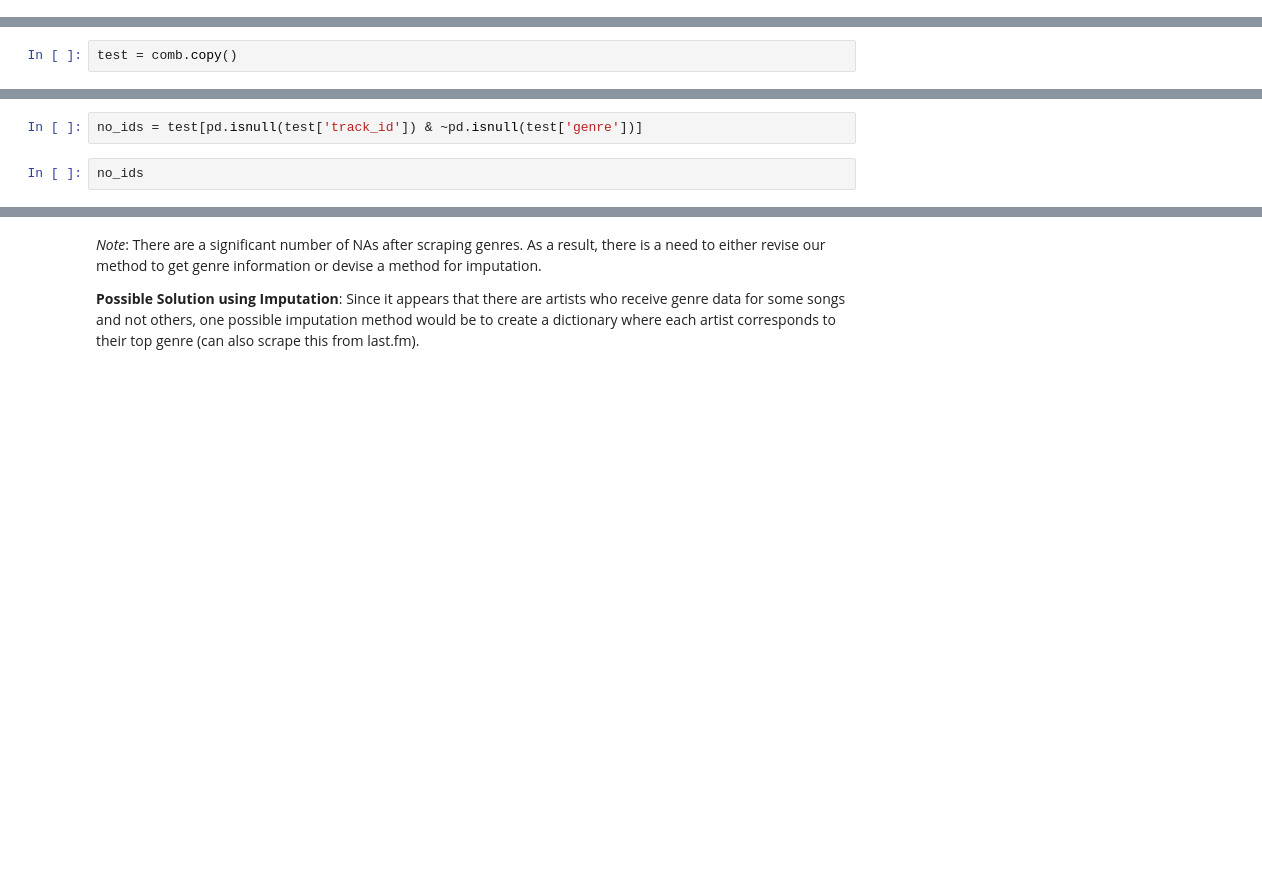
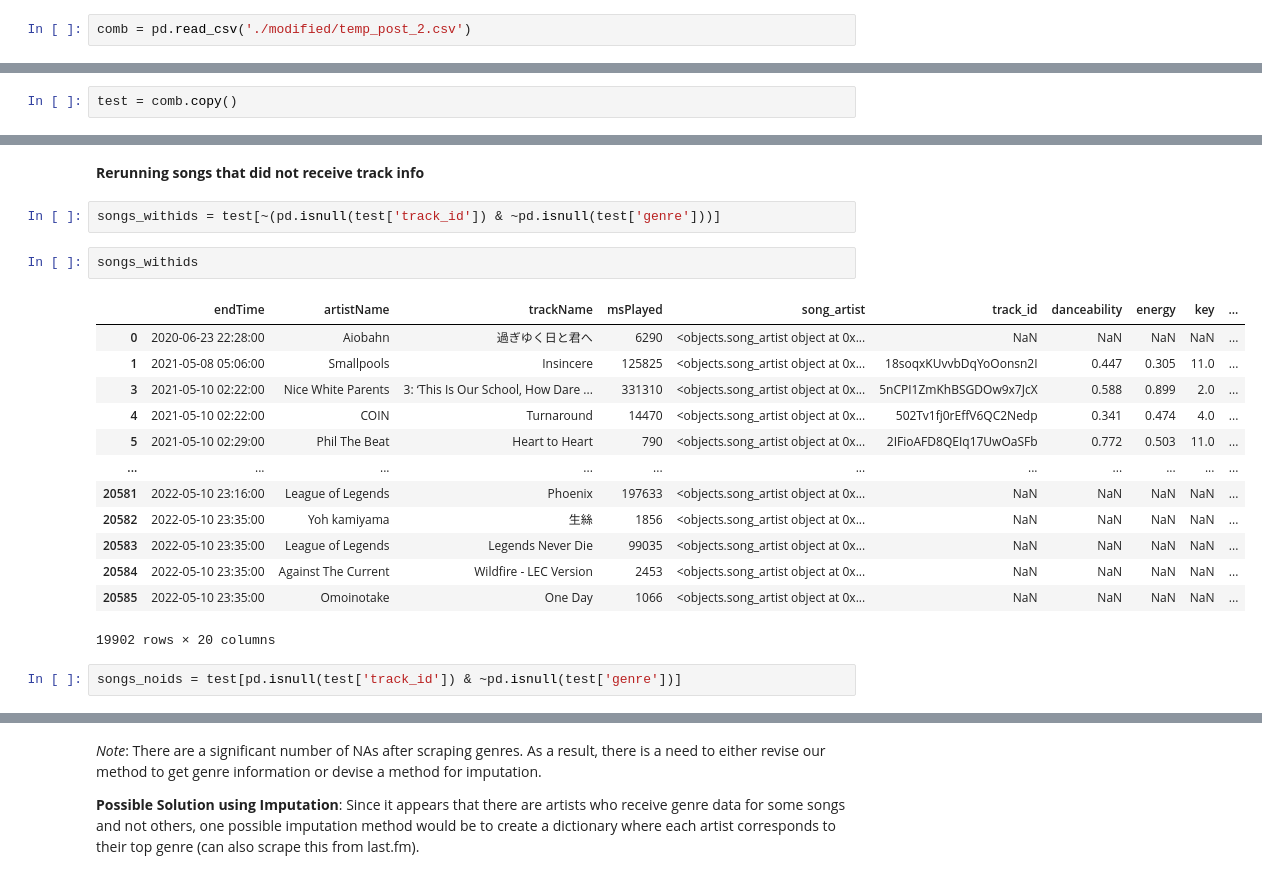
Before and after one commit to mattzhao-R/spotify, a Jupyter notebook: working.ipynb, the cells around one changed output, grey strips where cells are left out. Cells and saved outputs as stored; diff of their text form; blank space fills up the shorter version.

```diff
--- a/working.ipynb
+++ b/working.ipynb
@@ -754,3 +723,5 @@ comb.info()
 Checking songs that exist (have genre) but did not get a track id:
 # %% [markdown]
 #### Validating full table
+# %%
+comb = pd.read_csv('./modified/temp_post_2.csv')
@@ -761,4 +770,22 @@ test.info()
+# %% [markdown]
+**Rerunning songs that did not receive track info**
 # %%
-no_ids = test[pd.isnull(test['track_id']) & ~pd.isnull(test['genre'])]
+songs_withids = test[~(pd.isnull(test['track_id']) & ~pd.isnull(test['genre']))]
-# %%
-no_ids
+# %%
+songs_withids
+# %% [output]
+|  | endTime | artistName | trackName | msPlayed | song_artist | track_id | danceability | energy | key | ... |
+| 0 | 2020-06-23 22:28:00 | Aiobahn | 過ぎゆく日と君へ | 6290 | <objects.song_artist object at 0x... | NaN | NaN | NaN | NaN | ... |
+| 1 | 2021-05-08 05:06:00 | Smallpools | Insincere | 125825 | <objects.song_artist object at 0x... | 18soqxKUvvbDqYoOonsn2I | 0.447 | 0.305 | 11.0 | ... |
+| 3 | 2021-05-10 02:22:00 | Nice White Parents | 3: ‘This Is Our School, How Dare ... | 331310 | <objects.song_artist object at 0x... | 5nCPI1ZmKhBSGDOw9x7JcX | 0.588 | 0.899 | 2.0 | ... |
+| 4 | 2021-05-10 02:22:00 | COIN | Turnaround | 14470 | <objects.song_artist object at 0x... | 502Tv1fj0rEffV6QC2Nedp | 0.341 | 0.474 | 4.0 | ... |
+| 5 | 2021-05-10 02:29:00 | Phil The Beat | Heart to Heart | 790 | <objects.song_artist object at 0x... | 2IFioAFD8QEIq17UwOaSFb | 0.772 | 0.503 | 11.0 | ... |
+| ... | ... | ... | ... | ... | ... | ... | ... | ... | ... | ... |
+| 20581 | 2022-05-10 23:16:00 | League of Legends | Phoenix | 197633 | <objects.song_artist object at 0x... | NaN | NaN | NaN | NaN | ... |
+| 20582 | 2022-05-10 23:35:00 | Yoh kamiyama | 生絲 | 1856 | <objects.song_artist object at 0x... | NaN | NaN | NaN | NaN | ... |
+| 20583 | 2022-05-10 23:35:00 | League of Legends | Legends Never Die | 99035 | <objects.song_artist object at 0x... | NaN | NaN | NaN | NaN | ... |
+| 20584 | 2022-05-10 23:35:00 | Against The Current | Wildfire - LEC Version | 2453 | <objects.song_artist object at 0x... | NaN | NaN | NaN | NaN | ... |
+| 20585 | 2022-05-10 23:35:00 | Omoinotake | One Day | 1066 | <objects.song_artist object at 0x... | NaN | NaN | NaN | NaN | ... |
+19902 rows × 20 columns
+# %%
+songs_noids = test[pd.isnull(test['track_id']) & ~pd.isnull(test['genre'])]
```
Also changed, not shown: parts of 60 cells of this notebook.
